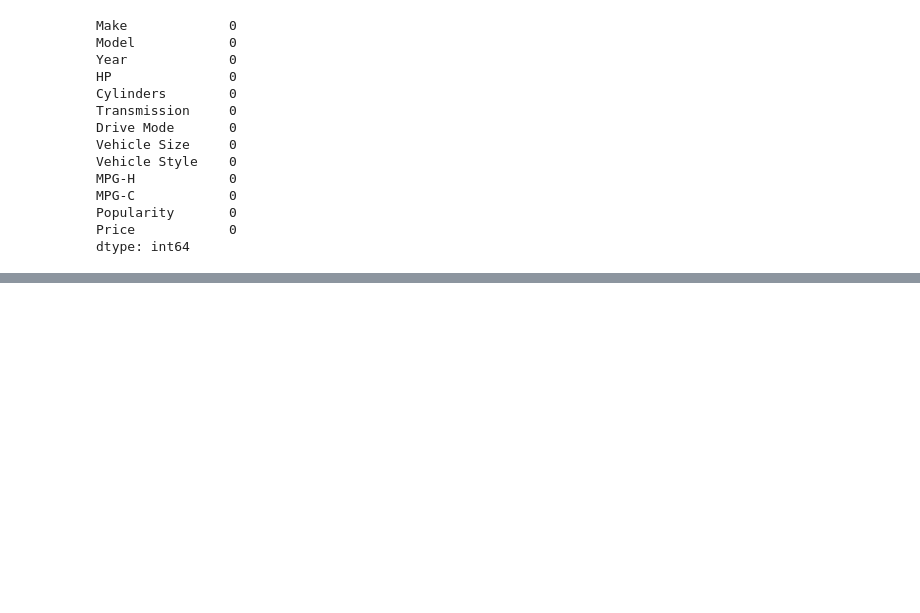
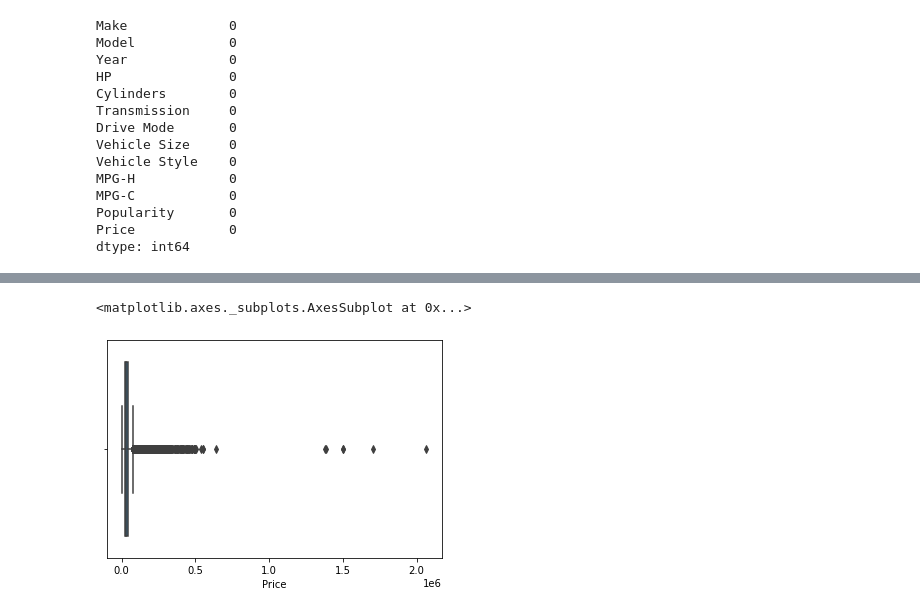
Before and after one commit to Madhavi-Sawarkar/MLProject1, a Jupyter notebook: MLPROJECT.ipynb, the cells around one changed output, grey strips where cells are left out. Saved outputs shown, nothing was run; the diff lists cells and outputs as text; code cells hidden in the pictures; blank space fills up the shorter version.

```diff
--- a/MLPROJECT.ipynb
+++ b/MLPROJECT.ipynb
@@ -192,0 +232,5 @@ plt.show()
+# %%
+sns.boxplot(x=data['Price'])
+# %% [output]
+<matplotlib.axes._subplots.AxesSubplot at 0x...>
+[figure, added]
```
Also changed, not shown: parts of 19 cells of this notebook.
